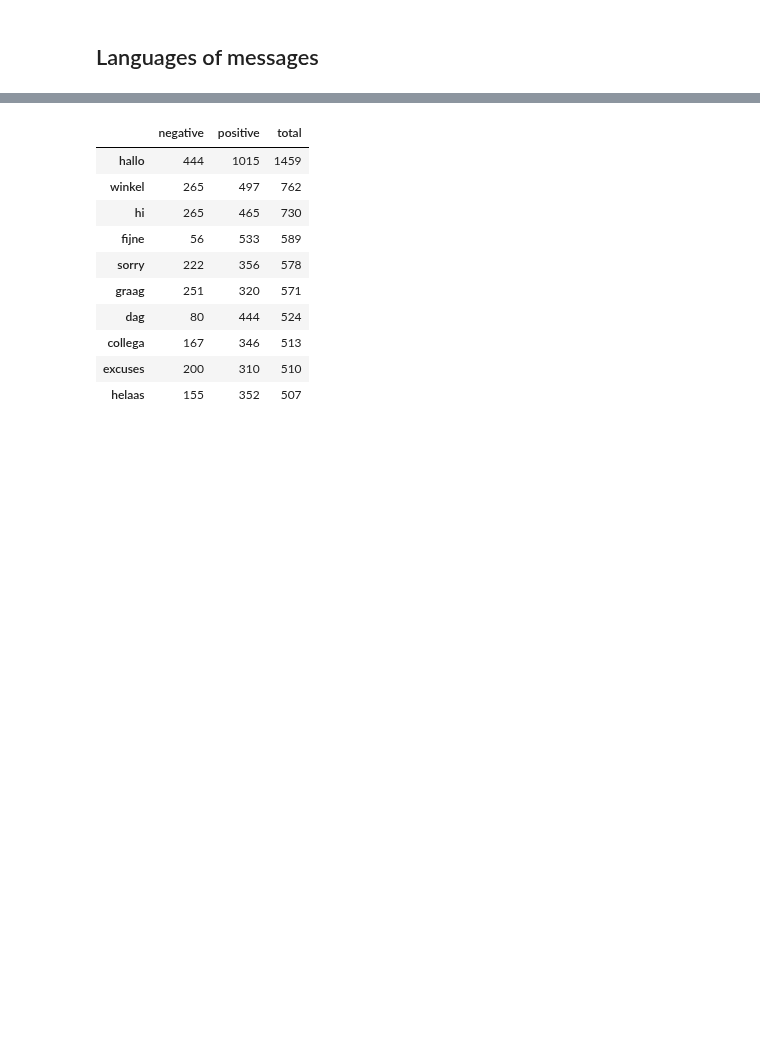
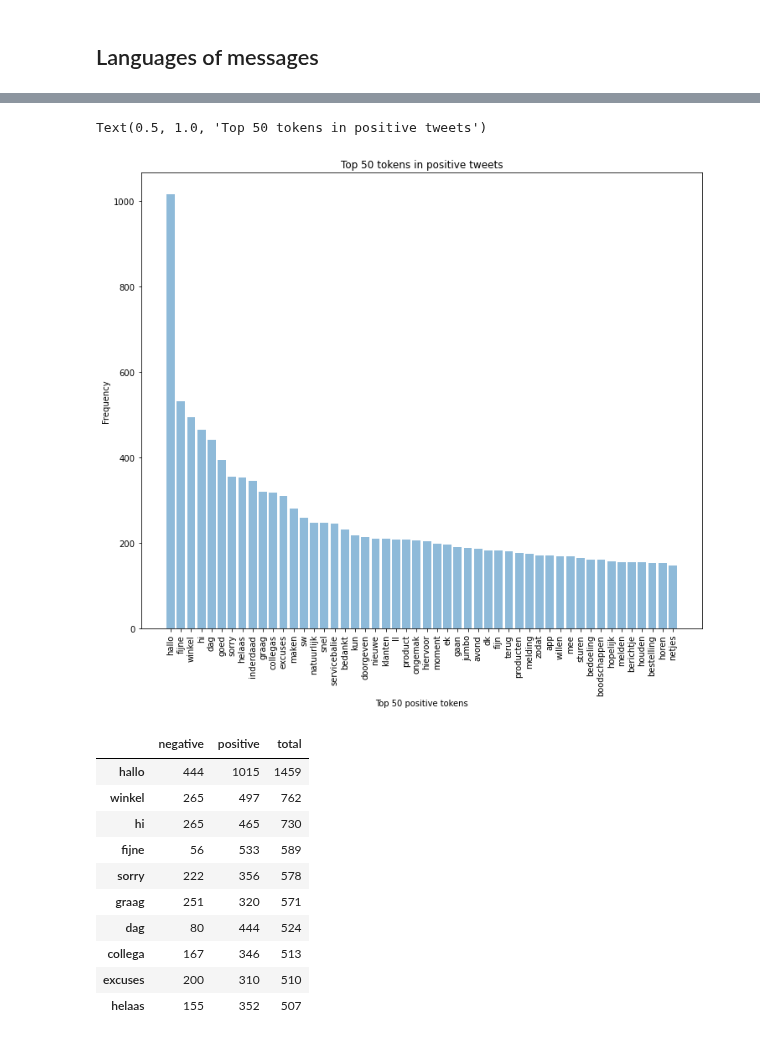
Before and after one commit to dpbac/twitter_analysis_online_grocery_NL, a Jupyter notebook: notebooks/04-EDA and Sentiment Analysis.ipynb, the cells around one changed output, grey strips where cells are left out. Drawn from its saved outputs; the diff is of its cells as text; code cells hidden in the pictures; blank space fills up the shorter version.

```diff
--- a/notebooks/04-EDA and Sentiment Analysis.ipynb
+++ b/notebooks/04-EDA and Sentiment Analysis.ipynb
@@ -471,0 +522,4 @@ len(cvec.get_feature_names())
+# %%
+# model without stop words
+cvec_without = CountVectorizer(stop_words=spacy_stopwords)
+cvec_without.fit(df_all.cleaned_text)
@@ -471,0 +573,13 @@ len(cvec.get_feature_names())
+# %%
+neg_doc_matrix = cvec_without.transform(df_all[df_all.sentiment == 'negative'].cleaned_text)
+pos_doc_matrix = cvec_without.transform(df_all[df_all.sentiment == 'positive'].cleaned_text)
+neg_tf = np.sum(neg_doc_matrix,axis=0)
+pos_tf = np.sum(pos_doc_matrix,axis=0)
+neg = np.squeeze(np.asarray(neg_tf))
+pos = np.squeeze(np.asarray(pos_tf))
+term_freq_df_without = pd.DataFrame([neg,pos],columns=cvec_without.get_feature_names()).transpose()
+term_freq_df_without.head()
+
+term_freq_df_without.columns = ['negative', 'positive']
+term_freq_df_without['total'] = term_freq_df_without['negative'] + term_freq_df_without['positive']
+term_freq_df_without.sort_values(by='total', ascending=False).iloc[:10]
@@ -472,3 +609,14 @@ len(cvec.get_feature_names())
+# %%
+y_pos = np.arange(50)
+plt.figure(figsize=(12,10))
+plt.bar(y_pos, term_freq_df_without.sort_values(by='positive', ascending=False)['positive'][:50], align='center', alpha=0.5)
+plt.xticks(y_pos, term_freq_df_without.sort_values(by='positive', ascending=False)['positive'][:50].index,rotation='vertical')
+plt.ylabel('Frequency')
+plt.xlabel('Top 50 positive tokens')
+plt.title('Top 50 tokens in positive tweets')
+# %% [output]
+Text(0.5, 1.0, 'Top 50 tokens in positive tweets')
+[figure, added]
 # %%
 neg_doc_matrix = cvec.transform(df_all[df_all.sentiment == 'negative'].text)
 pos_doc_matrix = cvec.transform(df_all[df_all.sentiment == 'positive'].text)
```
Also changed, not shown: parts of 35 cells of this notebook.
